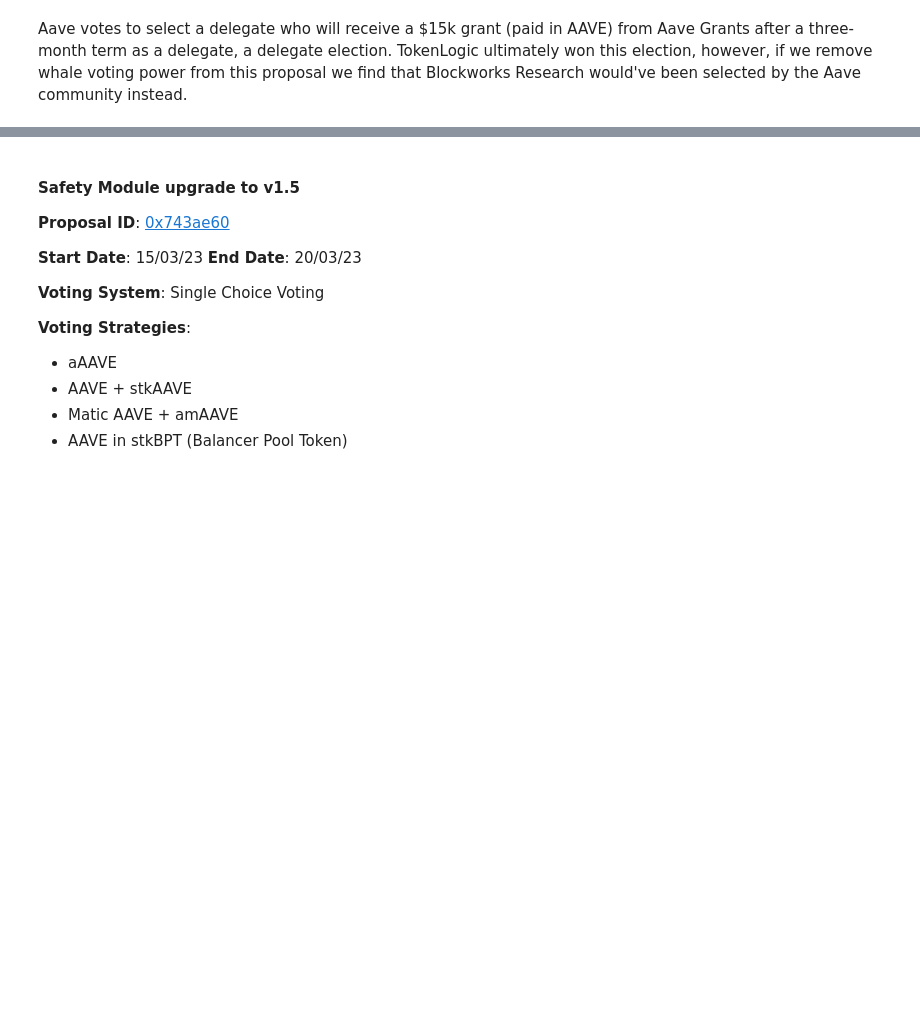
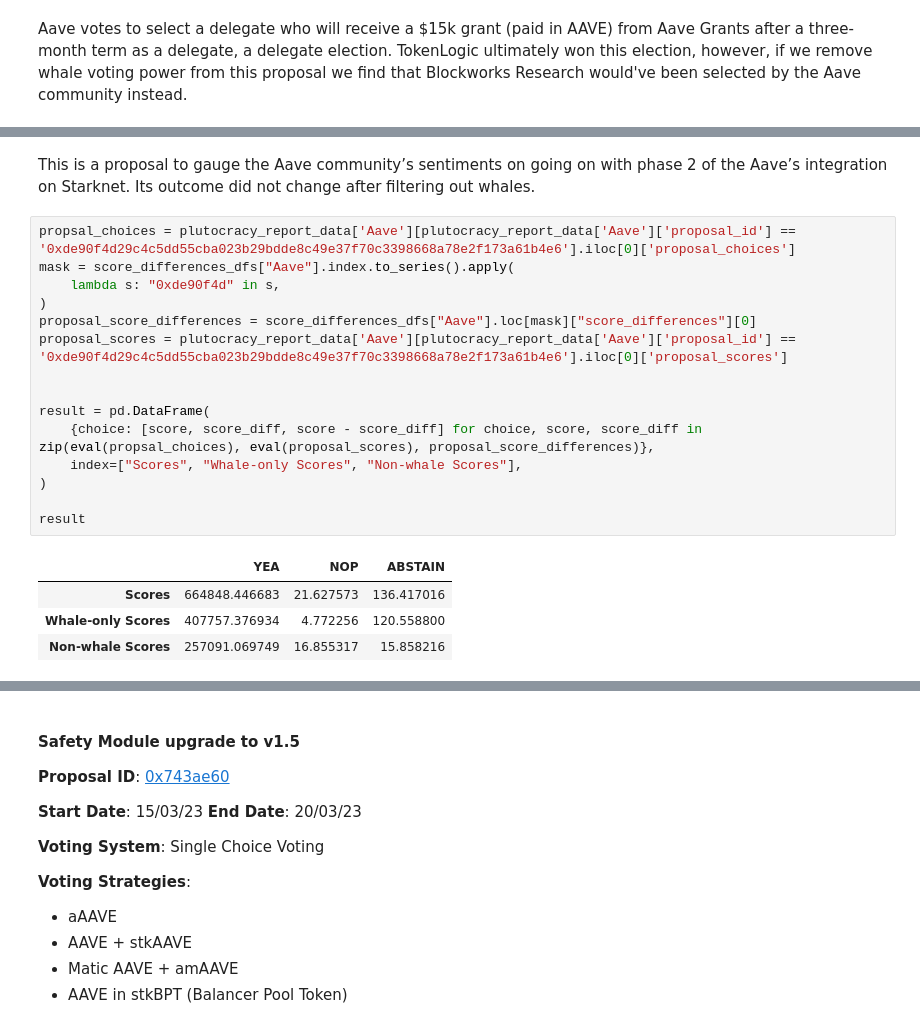
Before and after one commit to acemasterjb/gov_analysis, a Jupyter notebook: report_aave/_sources/aave_proposals.ipynb, the cells around one changed output, grey strips where cells are left out. Drawn from its saved outputs; the diff is of its cells as text; blank space fills up the shorter version.

```diff
--- a/report_aave/_sources/aave_proposals.ipynb
+++ b/report_aave/_sources/aave_proposals.ipynb
@@ -395,0 +259,22 @@ result
+# %% [markdown]
+This is a proposal to gauge the Aave community’s sentiments on going on with phase 2 of the Aave’s integration on Starknet. Its outcome did not change after filtering out whales.
+# %%
+propsal_choices = plutocracy_report_data['Aave'][plutocracy_report_data['Aave']['proposal_id'] == '0xde90f4d29c4c5dd55cba023b29bdde8c49e37f70c3398668a78e2f173a61b4e6'].iloc[0]['proposal_choices']
+mask = score_differences_dfs["Aave"].index.to_series().apply(
+    lambda s: "0xde90f4d" in s,
+)
+proposal_score_differences = score_differences_dfs["Aave"].loc[mask]["score_differences"][0]
+proposal_scores = plutocracy_report_data['Aave'][plutocracy_report_data['Aave']['proposal_id'] == '0xde90f4d29c4c5dd55cba023b29bdde8c49e37f70c3398668a78e2f173a61b4e6'].iloc[0]['proposal_scores']
+
+
+result = pd.DataFrame(
+    {choice: [score, score_diff, score - score_diff] for choice, score, score_diff in zip(eval(propsal_choices), eval(proposal_scores), proposal_score_differences)},
+    index=["Scores", "Whale-only Scores", "Non-whale Scores"],
+)
+
+result
+# %% [output]
+|  | YEA | NOP | ABSTAIN |
+| Scores | 664848.446683 | 21.627573 | 136.417016 |
+| Whale-only Scores | 407757.376934 | 4.772256 | 120.558800 |
+| Non-whale Scores | 257091.069749 | 16.855317 | 15.858216 |
```
Also changed, not shown: parts of 47 cells of this notebook, 3 other files.
